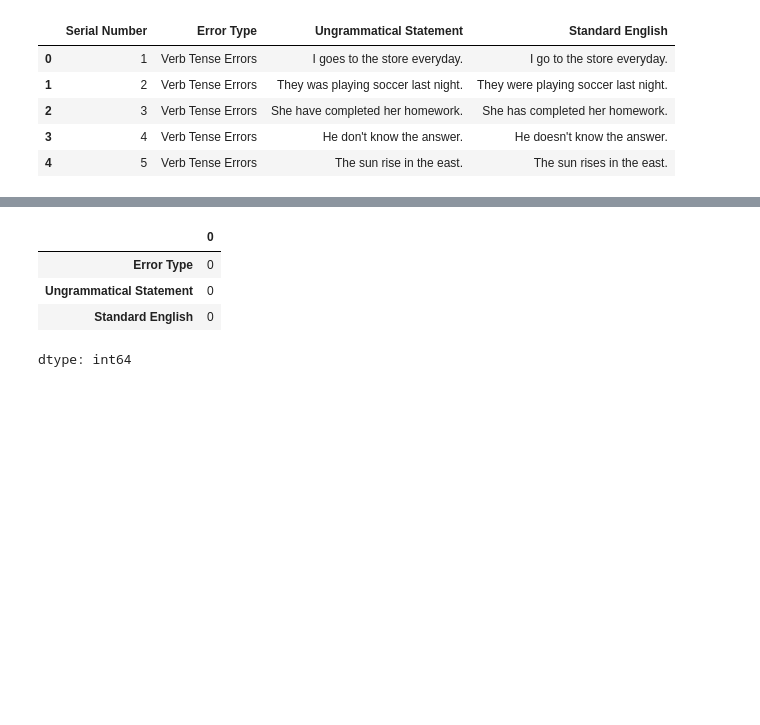
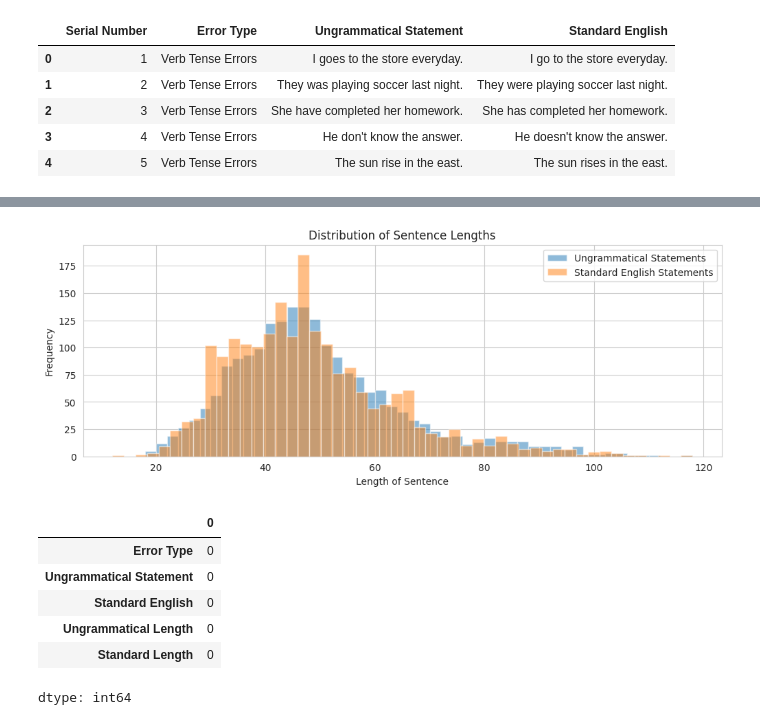
Before and after one commit to Mariam-Elbishbeashy/Grammar-Autocorrection-NLP, a Jupyter notebook: Grammar_Autocorrection_df1.ipynb, the cells around one changed output, grey strips where cells are left out. Saved outputs shown, nothing was run; the diff lists cells and outputs as text; code cells hidden in the pictures; blank space fills up the shorter version.

```diff
--- a/Grammar_Autocorrection_df1.ipynb
+++ b/Grammar_Autocorrection_df1.ipynb
@@ -51,3 +87,19 @@ df.drop('Serial Number', axis=1, inplace=True)
+# %%
+# add the length of the ungrammatical and standard English statements to the dataset
+df["Ungrammatical Length"] = df["Ungrammatical Statement"].apply(len)
+df["Standard Length"] = df["Standard English"].apply(len)
+
+# display the distribution of sentence lengths for the ungrammatical and standard English statements
+plt.figure(figsize = (12, 4))
+plt.hist(df["Ungrammatical Length"], bins = 50, alpha = 0.5, label = "Ungrammatical Statements")
+plt.hist(df["Standard Length"], bins = 50, alpha = 0.5, label = "Standard English Statements")
+plt.title("Distribution of Sentence Lengths")
+plt.xlabel("Length of Sentence")
+plt.ylabel("Frequency")
+plt.legend()
+plt.show()
+# %% [output]
+[figure, added]
 # %%
 # Checking for nulls
 df.isnull().sum()
@@ -56,6 +108,8 @@ df.isnull().sum()
 | Error Type | 0 |
 | Ungrammatical Statement | 0 |
 | Standard English | 0 |
+| Ungrammatical Length | 0 |
+| Standard Length | 0 |
 dtype: int64
 # %%
 # Converting all uppercase to lowercase
```
Also changed, not shown: parts of 13 cells of this notebook.
